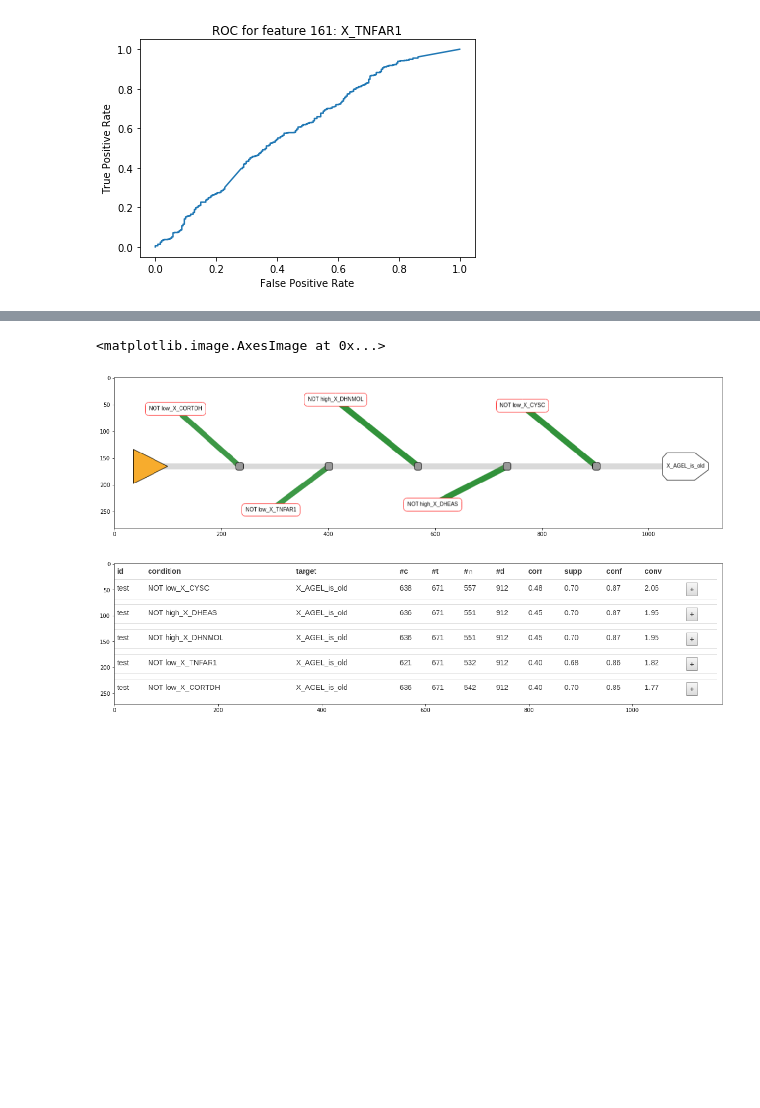
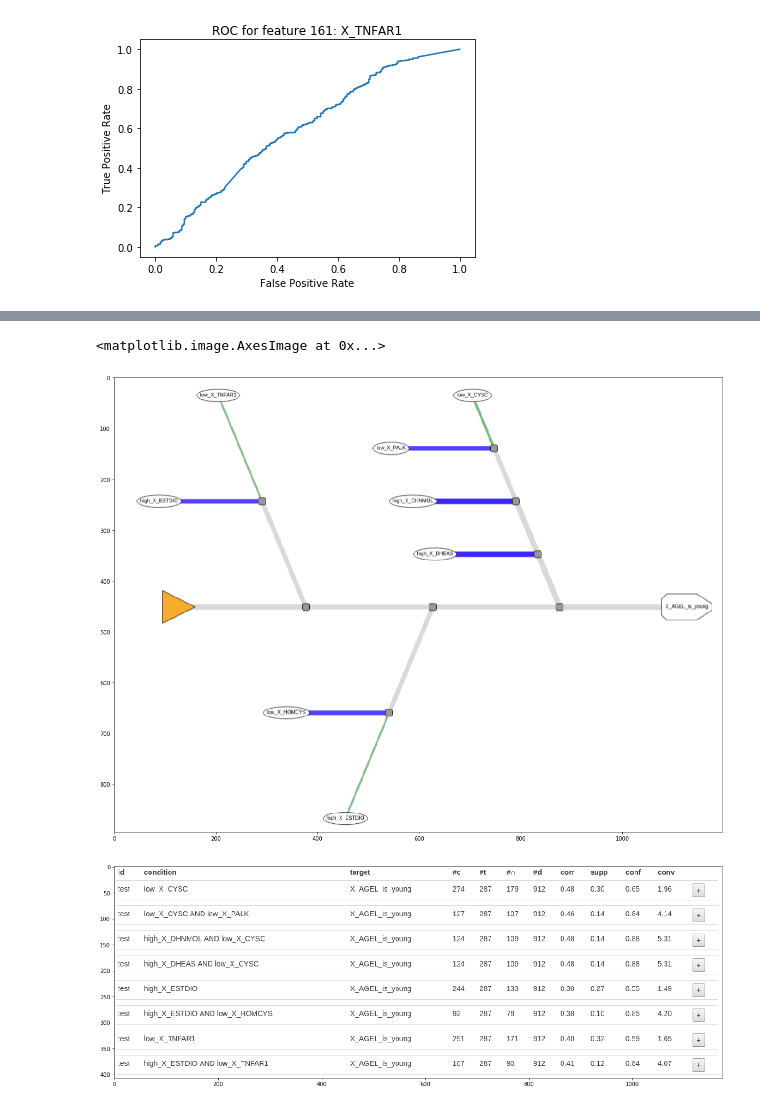
Before and after one commit to JetBrains-Research/fishbone, a Jupyter notebook: src/main/resources/Chianti_predicates_analysis.ipynb, the cells around one changed output, grey strips where cells are left out. Cells and saved outputs as stored; diff of their text form; code cells hidden in the pictures; blank space fills up the shorter version.

```diff
--- a/src/main/resources/Chianti_predicates_analysis.ipynb
+++ b/src/main/resources/Chianti_predicates_analysis.ipynb
@@ -213,10 +224,11 @@ plot_roc([sample_predicate_idx], x, y, {sample_predicate_idx: 'X_TNFAR1'})
 # %%
-# С отрицательными предикатами, саппорт >= 0.5
+# Для молодых диграммы бОльшей сложности возможны только с низкий саппортом
+# Complexity 2, support >= 0.1
 plt.figure(figsize = (20, 20))
-plt.imshow(mpimg.imread("old_vs_young_with_not_support_05.png"), interpolation='nearest')
+plt.imshow(mpimg.imread("young_support_01_compl_2.png"), interpolation='nearest')
 plt.figure(figsize = (20, 20))
-plt.imshow(mpimg.imread("old_vs_young_with_not_support_05_table.png"), interpolation='nearest')
+plt.imshow(mpimg.imread("young_support_01_compl_2_table.png"), interpolation='nearest')
 # %% [output]
 <matplotlib.image.AxesImage at 0x...>
-[figure, old version]
+[figure, new version]
-[figure, old version]
+[figure, new version]
```
Also changed, not shown: parts of 14 cells of this notebook.
